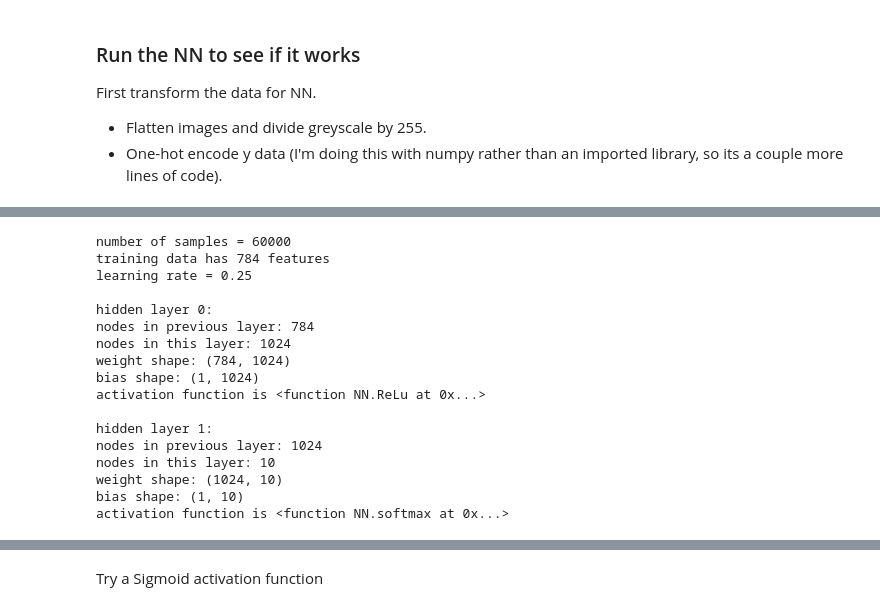
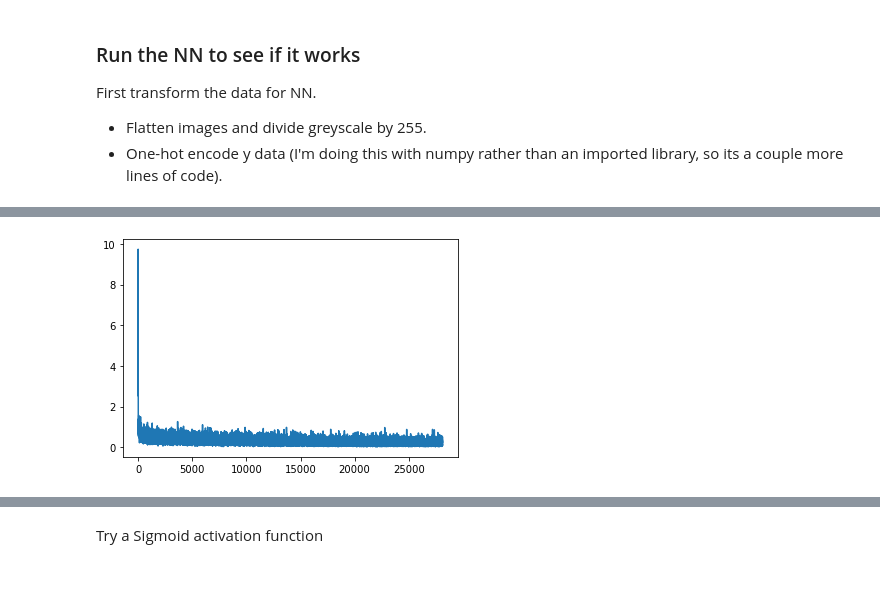
Before and after one commit to alexxcollins/AI_INM702_collab, a Jupyter notebook: task3/nb/testing_NN_alex_MNIST.ipynb, the cells around one changed output, grey strips where cells are left out. Drawn from its saved outputs; the diff is of its cells as text; code cells hidden in the pictures; blank space fills up the shorter version.

Commit message:
implemented minibatch SGD on zz_minimal_NN.py and improved comments in code

```diff
--- a/task3/nb/testing_NN_alex_MNIST.ipynb
+++ b/task3/nb/testing_NN_alex_MNIST.ipynb
@@ -43,3 +43,10 @@ y_train = np.zeros((train_N, 10))
 y_train[np.arange(train_N), train_labels] = 1
 y_test = np.zeros((test_N, 10))
 y_test[np.arange(test_N), test_labels] = 1
+# %%
+model = NN(learning_rate=0.25, regularization=None, reg_alpha=None)
+model.add(1024, NN.ReLu)
+# model.add(256, NN.ReLu)
+# model.add(32, NN.ReLu)
+model.add(10, NN.softmax)
+model.model(X_train, y_train, X_test, y_test, minibatch_size=32, verbose=True)
@@ -45,0 +74,3 @@ y_test[np.arange(test_N), test_labels] = 1
+# %%
+%%time
+model.fit(epochs=15)
@@ -46,25 +95,11 @@ y_test[np.arange(test_N), test_labels] = 1
+# %%
+model.plot_error()
+# %% [output]
+[figure, added]
 # %%
-model = NN(learning_rate=0.25)
+model = NN(learning_rate=0.25, regularization="L2", reg_alpha=0.01)
 model.add(1024, NN.ReLu)
 # model.add(256, NN.ReLu)
 # model.add(32, NN.ReLu)
 model.add(10, NN.softmax)
-model.model(X_train, y_train, X_test, y_test, verbose=True)
+model.model(X_train, y_train, X_test, y_test, minibatch_size=32, verbose=True)
-# %% [output]
-number of samples = 60000
-training data has 784 features
-learning rate = 0.25
-
-hidden layer 0:
-nodes in previous layer: 784
-nodes in this layer: 1024
-weight shape: (784, 1024)
-bias shape: (1, 1024)
-activation function is <function NN.ReLu at 0x...>
-
-hidden layer 1:
-nodes in previous layer: 1024
-nodes in this layer: 10
-weight shape: (1024, 10)
-bias shape: (1, 10)
-activation function is <function NN.softmax at 0x...>
```
Also changed, not shown: parts of 17 cells of this notebook, 1 other file.
